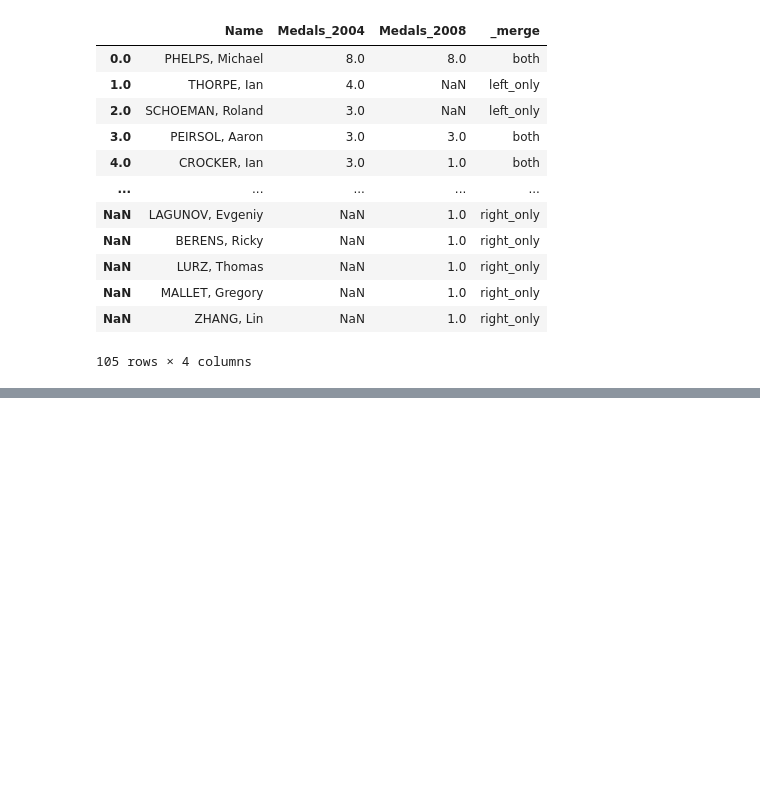
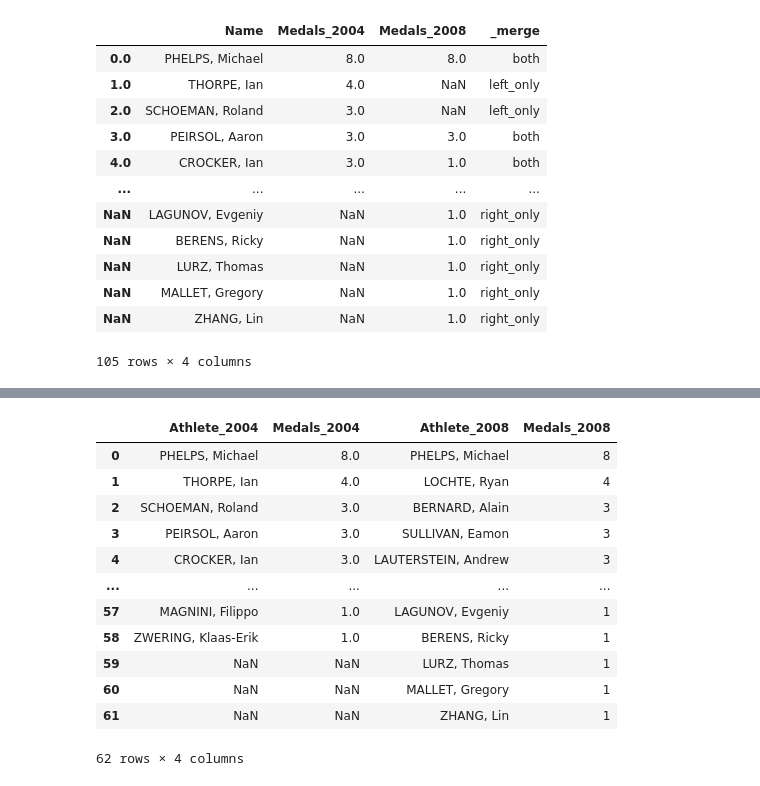
Before and after one commit to alchemistbg/udemy-the-complete-pandas-bootcamp, a Jupyter notebook: Section-14/Merging_Joining_and_Concatenating_Data.ipynb, the cells around one changed output, grey strips where cells are left out. Drawn from its saved outputs; the diff is of its cells as text; code cells hidden in the pictures; blank space fills up the shorter version.

```diff
--- a/Section-14/Merging_Joining_and_Concatenating_Data.ipynb
+++ b/Section-14/Merging_Joining_and_Concatenating_Data.ipynb
@@ -915,0 +1055,16 @@ men_0408_3
+# %%
+men_2004.join(other = men_2008, how = 'outer', lsuffix = '_2004', rsuffix = '_2008')
+# %% [output]
+|  | Athlete_2004 | Medals_2004 | Athlete_2008 | Medals_2008 |
+| 0 | PHELPS, Michael | 8.0 | PHELPS, Michael | 8 |
+| 1 | THORPE, Ian | 4.0 | LOCHTE, Ryan | 4 |
+| 2 | SCHOEMAN, Roland | 3.0 | BERNARD, Alain | 3 |
+| 3 | PEIRSOL, Aaron | 3.0 | SULLIVAN, Eamon | 3 |
+| 4 | CROCKER, Ian | 3.0 | LAUTERSTEIN, Andrew | 3 |
+| ... | ... | ... | ... | ... |
+| 57 | MAGNINI, Filippo | 1.0 | LAGUNOV, Evgeniy | 1 |
+| 58 | ZWERING, Klaas-Erik | 1.0 | BERENS, Ricky | 1 |
+| 59 | NaN | NaN | LURZ, Thomas | 1 |
+| 60 | NaN | NaN | MALLET, Gregory | 1 |
+| 61 | NaN | NaN | ZHANG, Lin | 1 |
+62 rows × 4 columns
```
Also changed, not shown: parts of 19 cells of this notebook, 9 other files.
